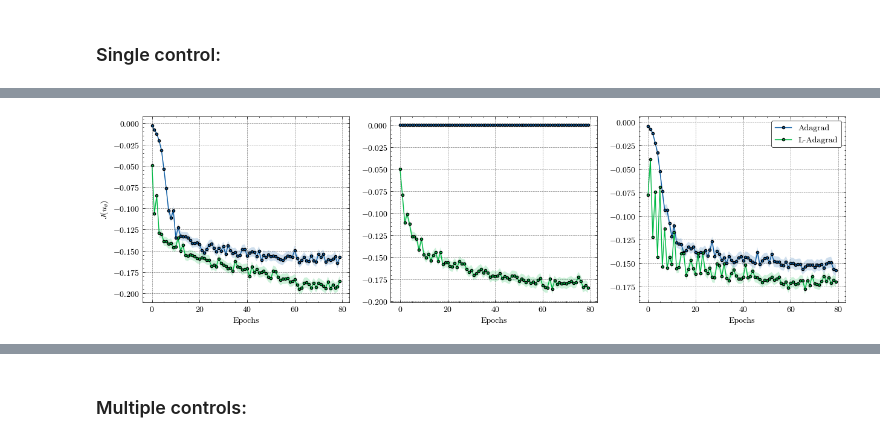
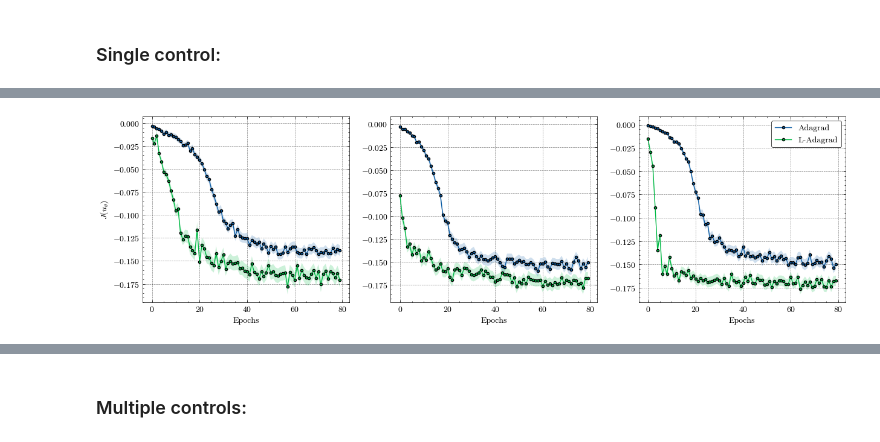
Before and after one commit to SaadSouilmi/Langevin-algorithms-for-deep-stochastic-control, a Jupyter notebook: OilDrilling.ipynb, the cells around one changed output, grey strips where cells are left out. Saved outputs shown, nothing was run; the diff lists cells and outputs as text; code cells hidden in the pictures.

```diff
--- a/OilDrilling.ipynb
+++ b/OilDrilling.ipynb
@@ -194,19 +196,19 @@ KeyboardInterrupt:
 # %%
 adagrad_single_ctrl = test_diag_single_ctrl(
     model_config,
     [30, 50, 100],
     control_config,
     torch.optim.Adagrad,
     LAdagrad,
     "Adagrad",
-    1e-2,
-    1e-3,
+    5e-3,
+    5e-4,
     [5e-5, 5e-5, 5e-5],
     80,
     60,
 )
 # %% [output]
-[figure, old version]
+[figure, new version]
 # %%
 rmsprop_single_ctrl = test_diag_single_ctrl(
     model_config,
```
Also changed, not shown: parts of 13 cells of this notebook, 4 other files.
